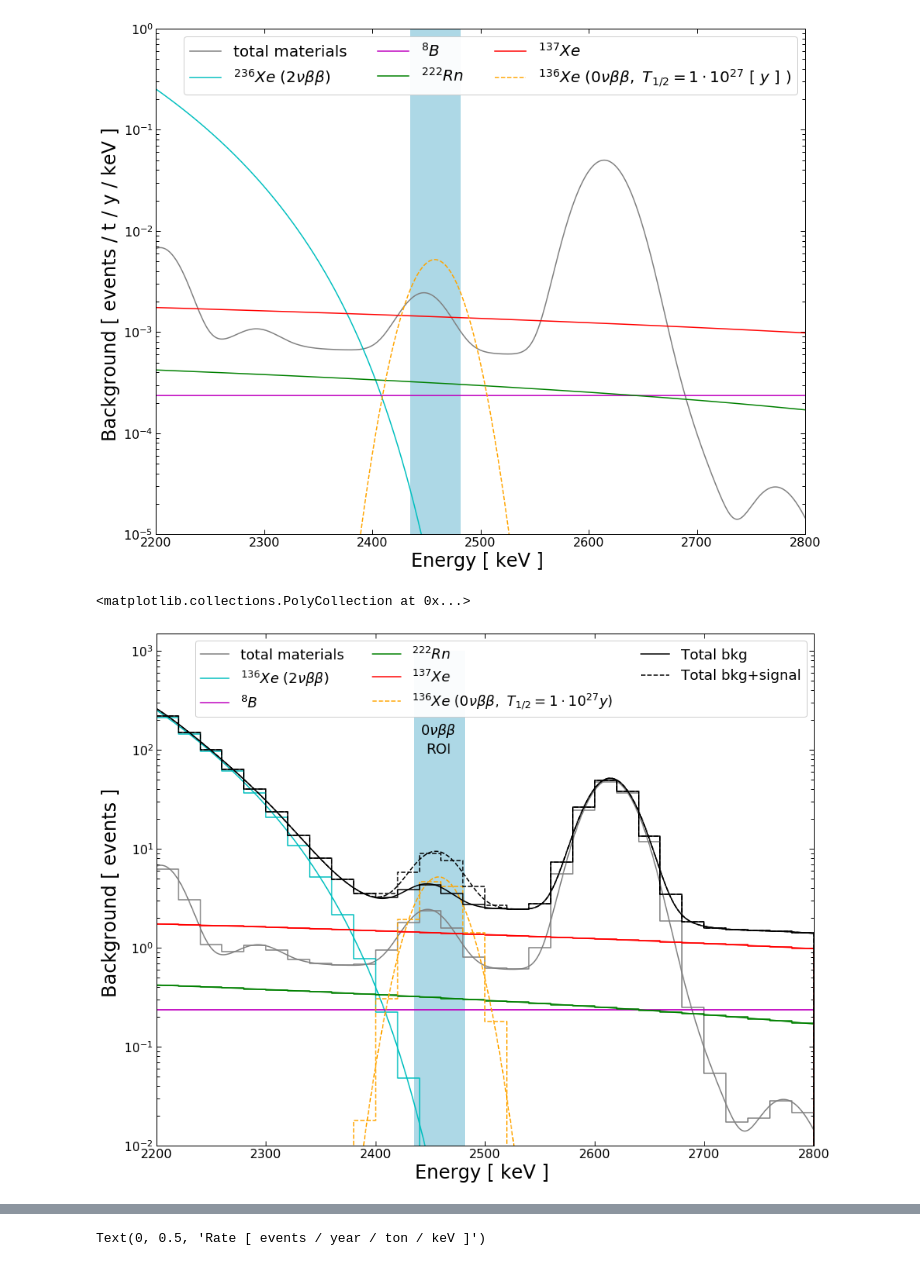
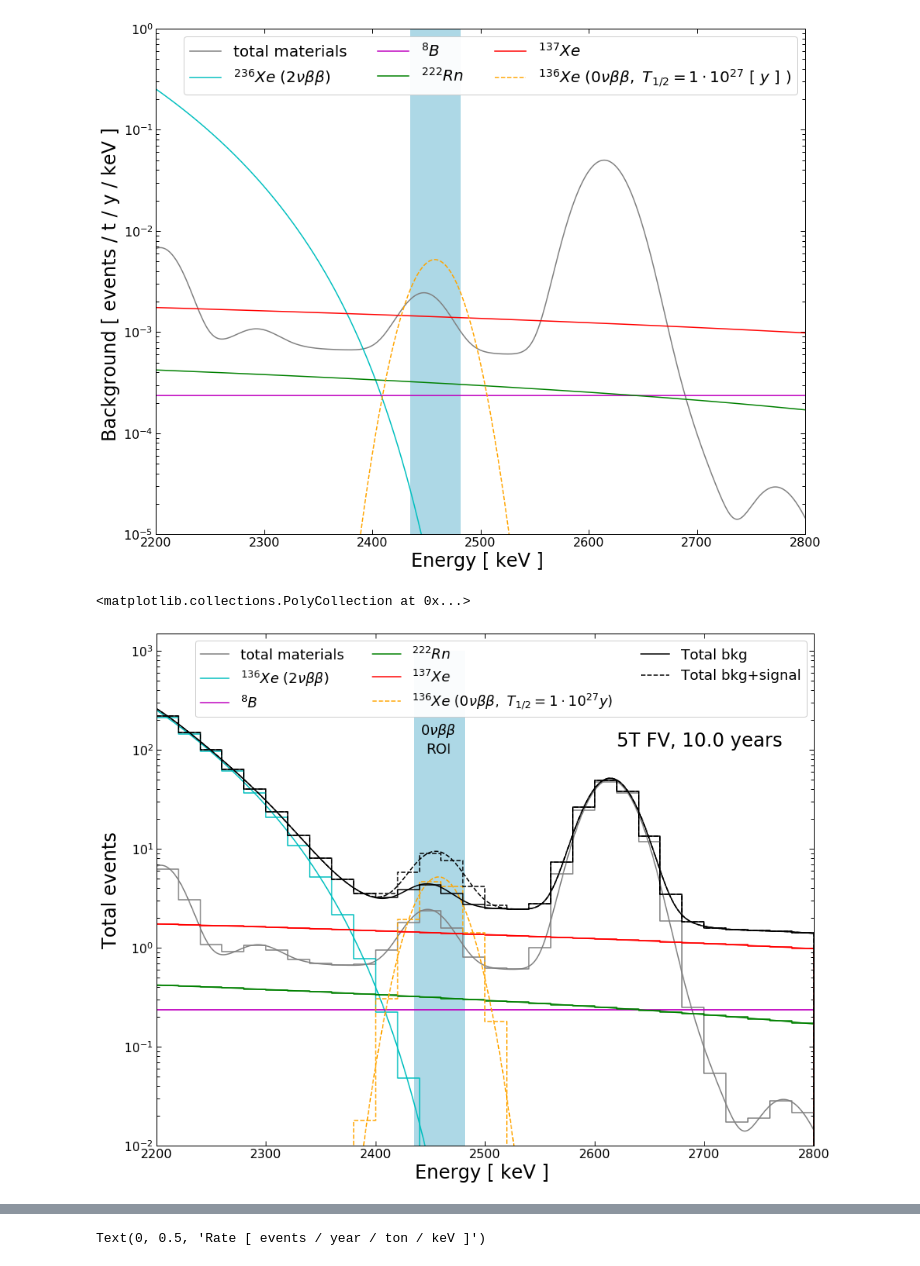
Before and after one commit to terliuk/DecayFitter, a Jupyter notebook: AnalyticCalculator_new_bkg_model.ipynb, the cells around one changed output, grey strips where cells are left out. Drawn from its saved outputs; the diff is of its cells as text; code cells hidden in the pictures.

```diff
--- a/AnalyticCalculator_new_bkg_model.ipynb
+++ b/AnalyticCalculator_new_bkg_model.ipynb
@@ -151,32 +151,36 @@ plt.plot(xvals, rate_scale*tot_137Xe, color="r", ls ="-", label = r"${}^{137}Xe$
 plt.step(bin_edges, np.append([comps['137Xe']], [0]),
          where = "post", color="r")
 
 
 plt.plot(xvals, rate_scale*tot_136Xe_0vbb, color="orange", ls ="--",
          label = r"${}^{136}Xe\ (0\nu\beta\beta,\ T_{1/2} = 1 \cdot 10^{27} y)$")
 plt.step(bin_edges, np.append([comps['136Xe_0vbb']], [0]),
          where = "post", color="orange", ls = "--")
 
 plt.plot(xvals, rate_scale*(tot_44Sc+tot_214Bi+tot_208Tl+tot_136Xe_2vbb+tot_8B+tot_222Rn+tot_137Xe),
          color="k", ls= "-", label = "Total bkg")
 plt.step(bin_edges, np.append(total_no_sig, [0]),
          where = "post", color="k", ls = "-")
 ###
 plt.plot(xvals, rate_scale*(tot_44Sc+tot_214Bi+tot_208Tl+tot_136Xe_2vbb+tot_8B+tot_222Rn+tot_137Xe+tot_136Xe_0vbb),
          color="k", ls= "--", label ="Total bkg+signal")
 
 plt.step(bin_edges, np.append(total_with_sig, [0]),
          where = "post", color="k", ls = "--")
 #
 plt.text(2457.8, 155, r"$0 \nu \beta \beta$", va = "center", ha = "center", fontsize = 18)
 plt.text(2457.8, 100, r"ROI", va = "center", ha = "center", fontsize = 18)
 plt.legend(ncol=3, fontsize=18)
 plt.xlim(2200, 2800)
 plt.yscale("log")
 plt.ylim(1e-2, 1500)
+
+plt.text(0.7,0.78, "%iT FV, %0.1f years"%(calc.fidMass, calc.livetime),
+            transform=plt.gca().transAxes, fontsize = 24)
+
 plt.xlabel("Energy [ keV ] ")
-plt.ylabel("Background [ events ] ")
+plt.ylabel("Total events")
 plt.fill_betweenx([1e-10, 1000],[2435, 2435], [2481., 2481], color ="lightblue")
 # %% [output]
 <matplotlib.collections.PolyCollection at 0x...>
-[figure, old version]
+[figure, new version]
```
Also changed, not shown: parts of 2 cells of this notebook.
